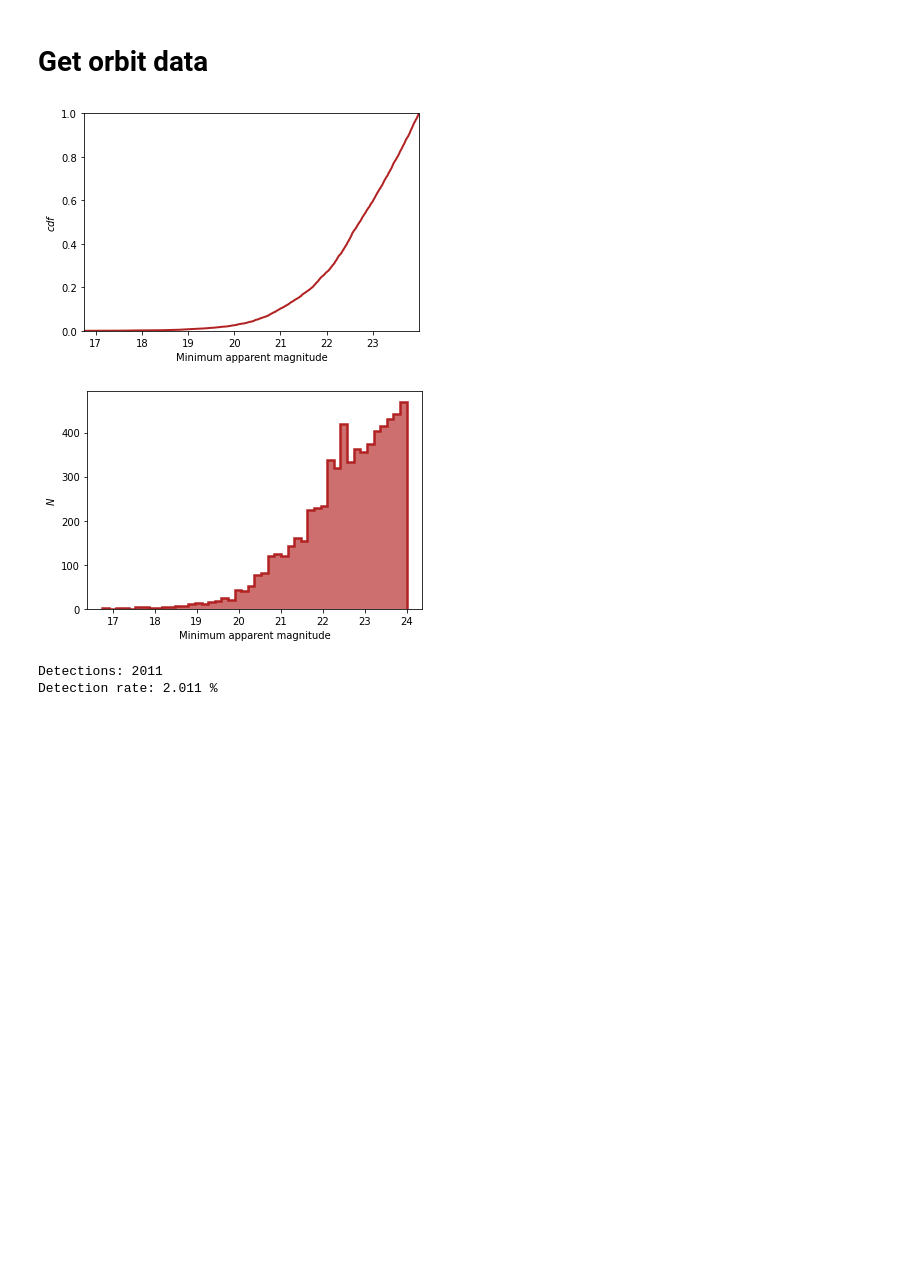
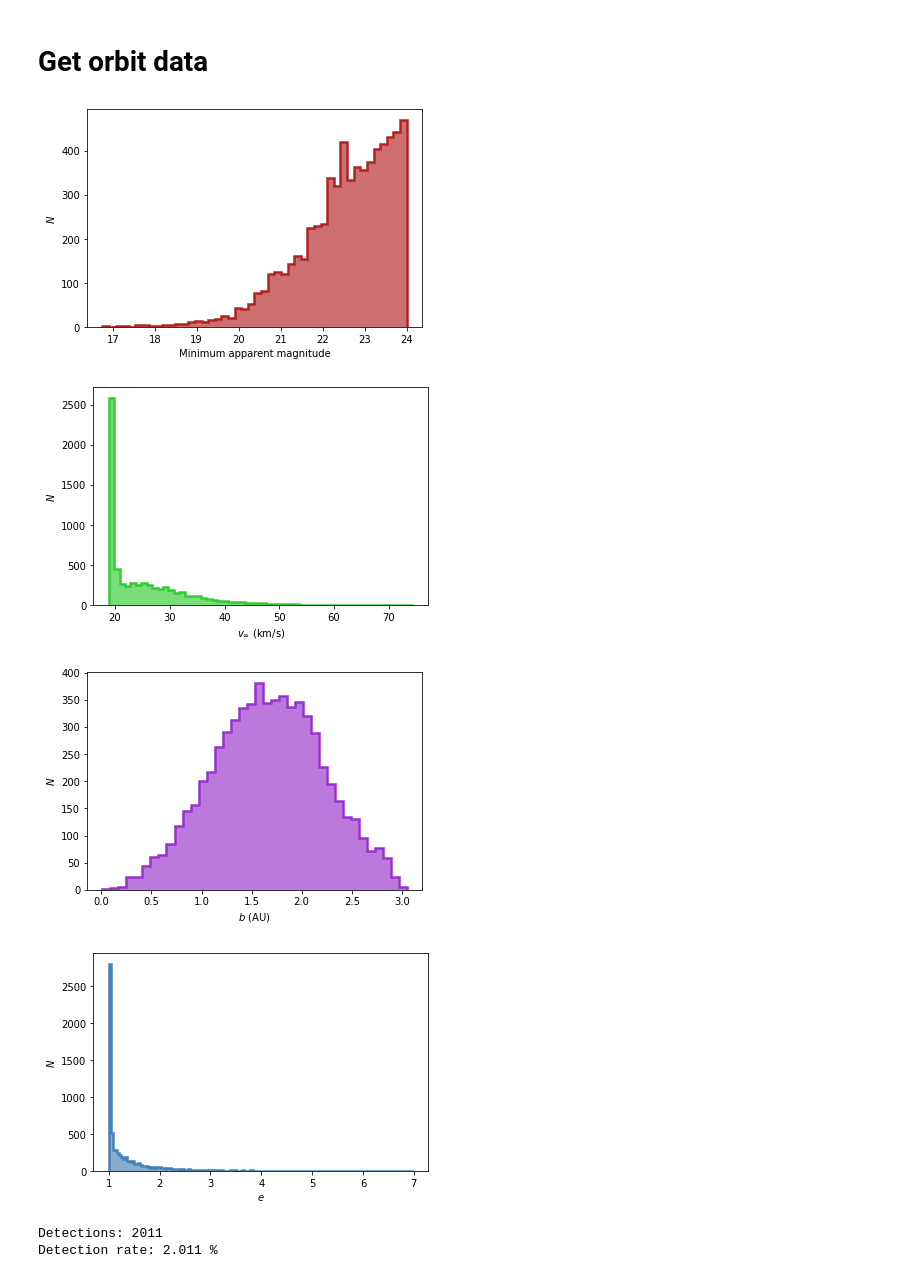
Before and after one commit to djhoover717/ISOAnalysis, a Jupyter notebook: iso_analysis_v4.ipynb, the cells around one changed output. Saved outputs shown, nothing was run; the diff lists cells and outputs as text; code cells hidden in the pictures; blank space fills up the shorter version.

Commit message:
Generated more figures for paper

```diff
--- a/iso_analysis_v4.ipynb
+++ b/iso_analysis_v4.ipynb
@@ -11,6 +11,7 @@ import csv
 import os
 
 pi = np.pi
+AU = const.au.value
 
 LAT = np.radians(-30.-(14./60.)-(40.68/3600.))
 LONG = np.radians(-70.-(44./60.)-(57.90/3600.))
@@ -96,13 +97,20 @@ def plot_hist(data, bins='auto', c=None, label=None, alpha=0.65, \
     plt.show()
 # %%
 min_mag = np.min(orbits['mag'], axis=1)
-plot_cdf(min_mag, xlabel='Minimum apparent magnitude', \
-         color='firebrick', name='min_mag_cdf')
+v_init = np.linalg.norm(orbits['vel'][:, 0], axis=1)*AU/1000.
+
 plot_hist(min_mag, c='firebrick', label='Minimum apparent magnitude', \
           name='min_mag_hist')
+plot_hist(v_init, label=r'$v_{\infty}$ (km/s)', name='v_init_hist', \
+         c='limegreen')
+plot_hist(orbits['b'], label=r'$b$ (AU)', name='b_hist', \
+         c='darkorchid')
+plot_hist(orbits['e'], label=r'$e$', name='e_hist', c='steelblue')
 # %% [output]
-[figure, old version]
+[figure, new version]
-[figure, old version]
+[figure, new version]
+[figure, added]
+[figure, added]
 # %%
 detectable = (orbits['mag'] <= 24)*(orbits['pos_horiz'][:, :, 1] > np.radians(30.))*(orbits['solar_pos_horiz'][:, :, 1] < np.radians(-18.))
 detectable = np.any(detectable==True, axis=1)
```
Also changed, not shown: 3 other files.
